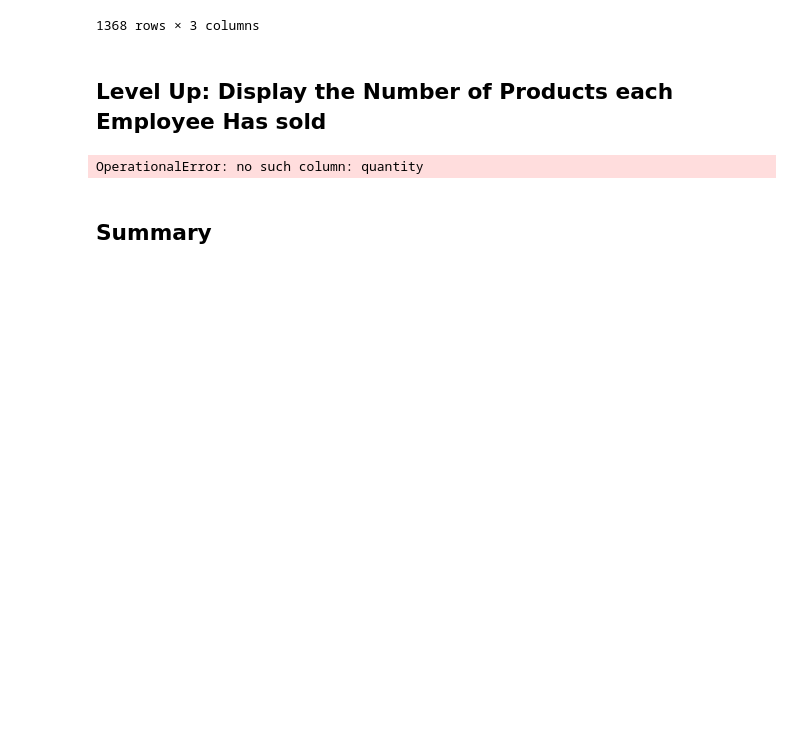
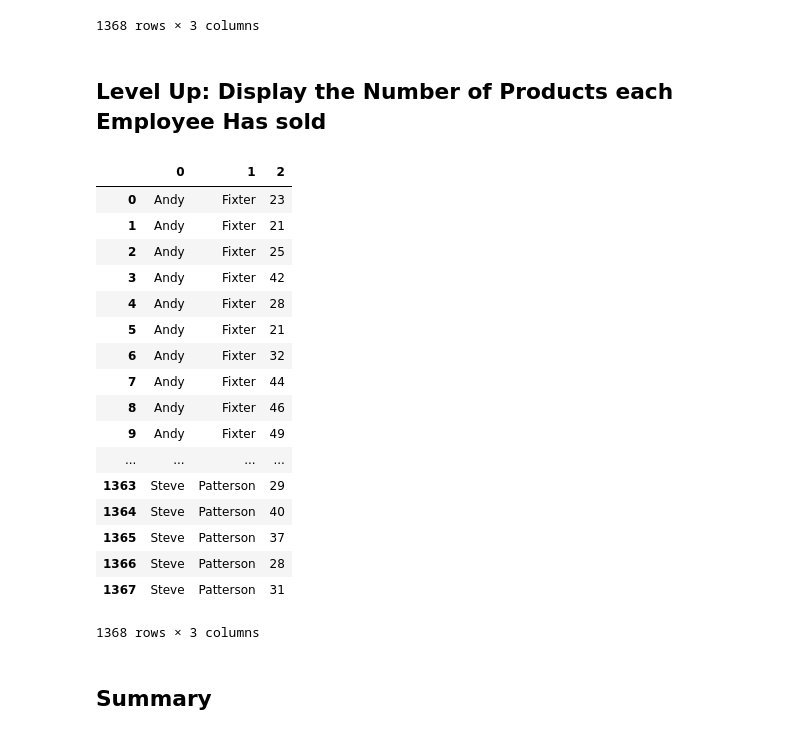
Before and after one commit to cruble/dsc-0-05-10-join-statements-lab-nyc-career-ds-102218, a Jupyter notebook: index.ipynb, the cells around one changed output. Cells and saved outputs as stored; diff of their text form; code cells hidden in the pictures; blank space fills up the shorter version.

```diff
--- a/index.ipynb
+++ b/index.ipynb
@@ -178,21 +178,38 @@ pd.DataFrame(cur.fetchall())
 # %%
 #Your code here
 
-cur.execute("""SELECT firstName, lastName, quantityOrdered
+cur.execute("""SELECT firstName, lastName, productNamequantityOrdered
                     FROM employees
                     JOIN customers
                     ON employees.employeeNumber = customers.salesRepEmployeeNumber
                     JOIN orders
                     USING (customerNumber)
                     JOIN orderDetails
                     USING (orderNumber)
                     JOIN products
                     USING (productCode)
 
                     GROUP BY firstName, lastName, productName;""")
 pd.DataFrame(cur.fetchall())
 # %% [output]
+|  | 0 | 1 | 2 |
+| 0 | Andy | Fixter | 23 |
+| 1 | Andy | Fixter | 21 |
+| 2 | Andy | Fixter | 25 |
+| 3 | Andy | Fixter | 42 |
+| 4 | Andy | Fixter | 28 |
+| 5 | Andy | Fixter | 21 |
+| 6 | Andy | Fixter | 32 |
+| 7 | Andy | Fixter | 44 |
+| 8 | Andy | Fixter | 46 |
+| 9 | Andy | Fixter | 49 |
+| ... | ... | ... | ... |
+| 1363 | Steve | Patterson | 29 |
+| 1364 | Steve | Patterson | 40 |
+| 1365 | Steve | Patterson | 37 |
+| 1366 | Steve | Patterson | 28 |
+| 1367 | Steve | Patterson | 31 |
-OperationalError: no such column: quantity
+1368 rows × 3 columns
 # %% [markdown]
 ## Summary
 # %% [markdown]
```
